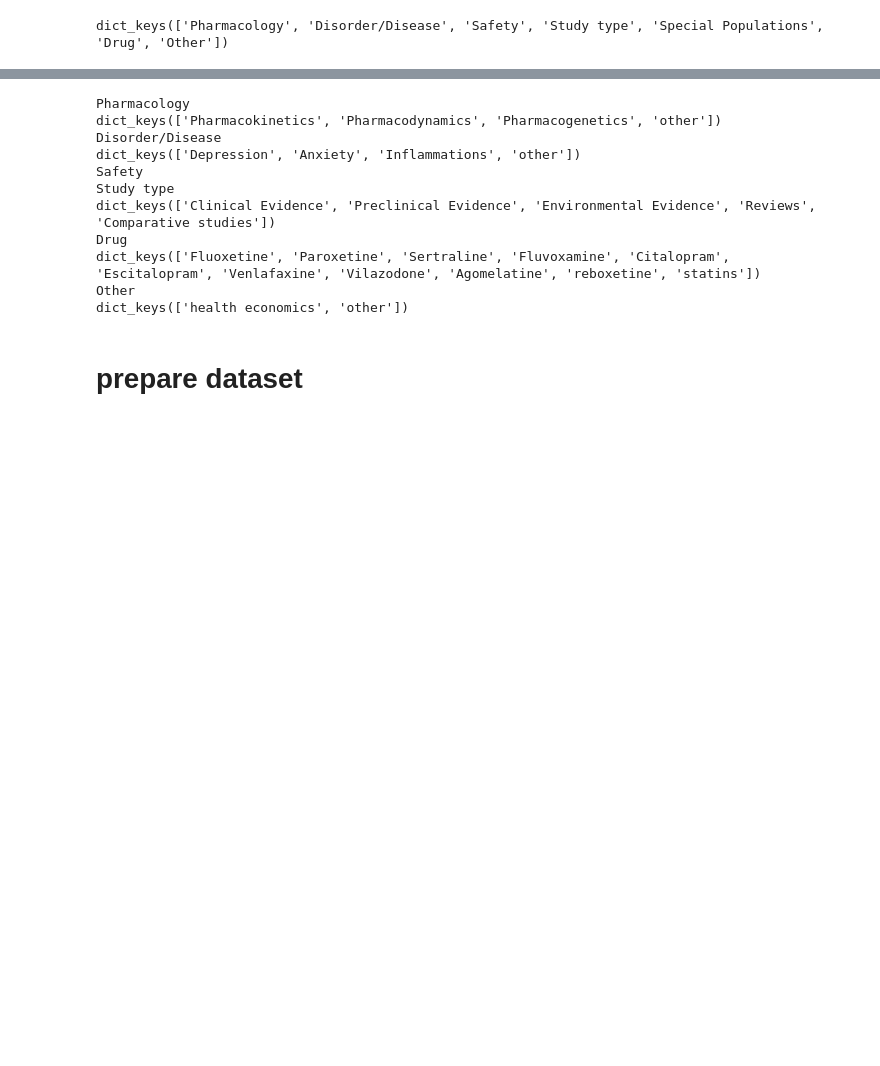
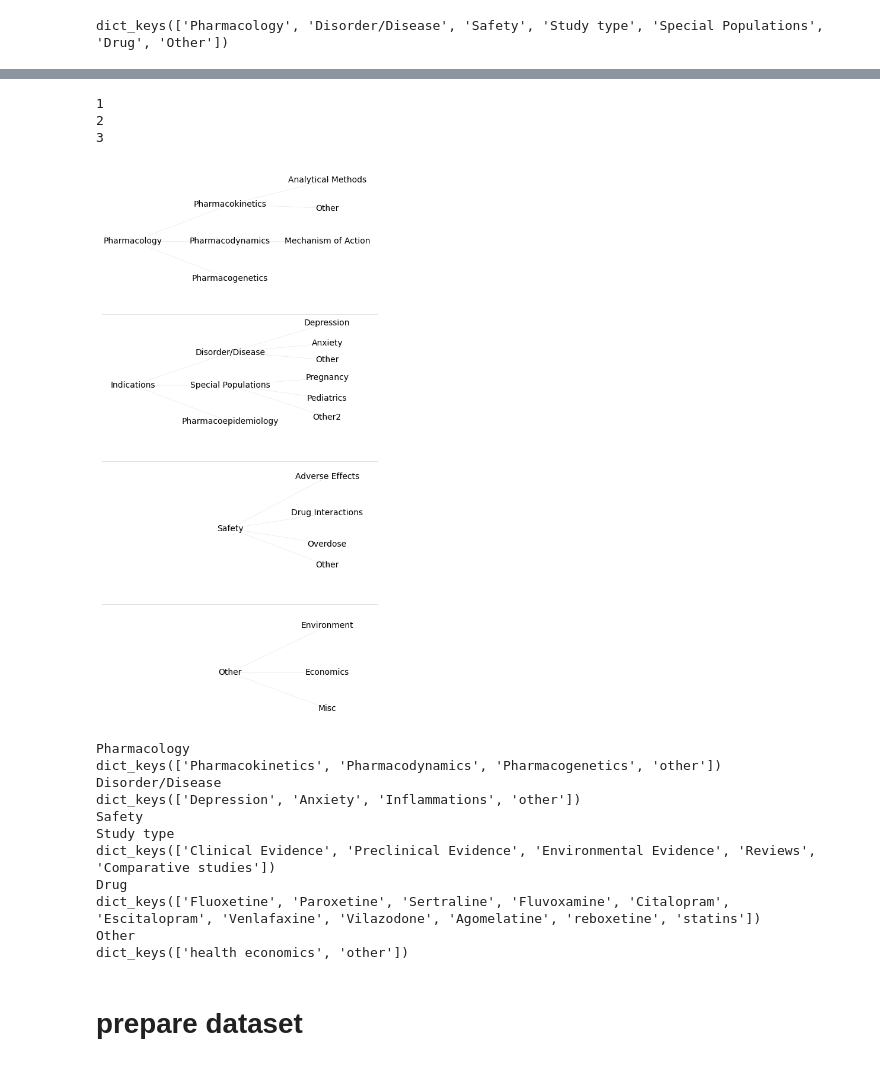
Before and after one commit to jarolim14/SSRI-Evolution, a Jupyter notebook: notebooks/07.1-CommunityCategorizationK20.ipynb, the cells around one changed output, grey strips where cells are left out. Drawn from its saved outputs; the diff is of its cells as text; code cells hidden in the pictures; blank space fills up the shorter version.

Commit message:
Refactor file paths, remove unused files, and update network creation code

```diff
--- a/notebooks/07.1-CommunityCategorization.ipynb
+++ b/notebooks/07.1-CommunityCategorizationK20.ipynb
@@ -818,0 +771,75 @@ dict_keys(['Pharmacology', 'Disorder/Disease', 'Safety', 'Study type', 'Drug', '
+# %%
+# Modified function to add nodes and edges recursively (with explicit G argument)
+def add_nodes_and_edges(G, parent, children):  # Added G as an argument
+    if isinstance(children, dict):
+        for child_key, child_value in children.items():
+            G.add_node(child_key)
+            G.add_edge(parent, child_key)
+            add_nodes_and_edges(G, child_key, child_value)  # Pass G recursively
+    elif isinstance(children, list):
+        for child in children:
+            G.add_node(child)
+            G.add_edge(parent, child)
+
+def new_positions_calculator(all_positions):
+    x_positions = [v[0] for pos in all_positions for k, v in pos.items()]
+    x_positions = sorted(list(set(x_positions)))
+    new_positions = []
+    for pos in all_positions:
+        new_pos = {}
+        for label, (x, y) in pos.items():
+            if x == x_positions[0]:
+                x_new = x_positions[2]
+            elif x == x_positions[2]:
+                x_new = x_positions[0]
+            else:
+                x_new = x
+            new_pos[label] = (x_new, y)
+        new_positions.append(new_pos)
+    return new_positions
+
+
+# Calculate positions only once (outside the loop)
+all_positions = []
+graphs = []
+
+for i, tree in enumerate(SSRIdataTree):
+    G = nx.DiGraph()
+    root_name = list(tree.keys())[0]
+    G.add_node(root_name)
+    add_nodes_and_edges(G, root_name, tree[root_name])
+    graphs.append(G)
+
+    pos = nx.nx_pydot.graphviz_layout(G, prog='dot')
+    transposed_pos = {node: (y * 2, -x) for node, (x, y) in pos.items()}
+    all_positions.append(transposed_pos)
+
+
+new_positions = new_positions_calculator(all_positions)
+
+
+# Plot the graphs side by side with shared x-axis
+fig, axs = plt.subplots(len(SSRIdataTree), 1, figsize=(6, 12), sharex=True) # Share x-axis
+
+max_x = max([v[0] for pos in new_positions for k, v in pos.items()])
+# Iterate over graphs and their corresponding positions
+for i, (G, pos) in enumerate(zip(graphs, new_positions)):
+    # Draw edges in light grey
+    nx.draw_networkx_edges(G, pos, ax=axs[i], edge_color='lightgrey', width=.25, arrowsize=1)
+
+    # Draw nodes in skyblue with labels
+    nx.draw_networkx_nodes(G, pos, ax=axs[i], node_size=5, node_color="#d2e7d6")
+    nx.draw_networkx_labels(G, pos, ax=axs[i], font_size=10)
+
+    axs[i].set_axis_off()
+    # if i is 0 or uneven, plot a thin grey line to separate the graphs
+    if i != 0 and i != len(SSRIdataTree):
+        print(i)
+        axs[i].axhline(0, color='lightgrey', lw=.5)
+    # Adjust the x-axis limits for more horizontal spacing (apply to all subplots)
+    for ax in axs:
+        xlim = ax.get_xlim()
+        ax.set_xlim(xlim[0] - 1, max_x + 75)  # Add padding on the right side only
+
+plt.show()
+# %% [output]
@@ -819,3 +857,7 @@ dict_keys(['Pharmacology', 'Disorder/Disease', 'Safety', 'Study type', 'Drug', '
+1
+2
+3
+[figure, added]
 # %%
 
 for key, _ in cluster_tree.items():
```
Also changed, not shown: parts of 16 cells of this notebook, 14 other files.
